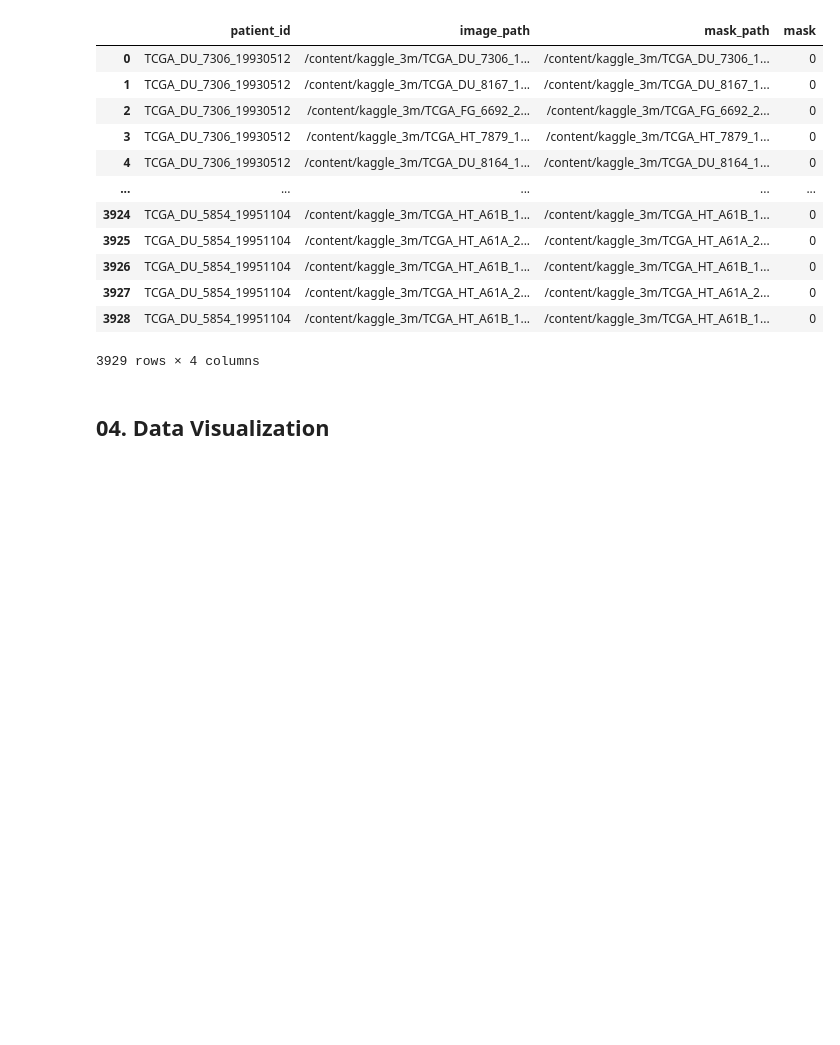
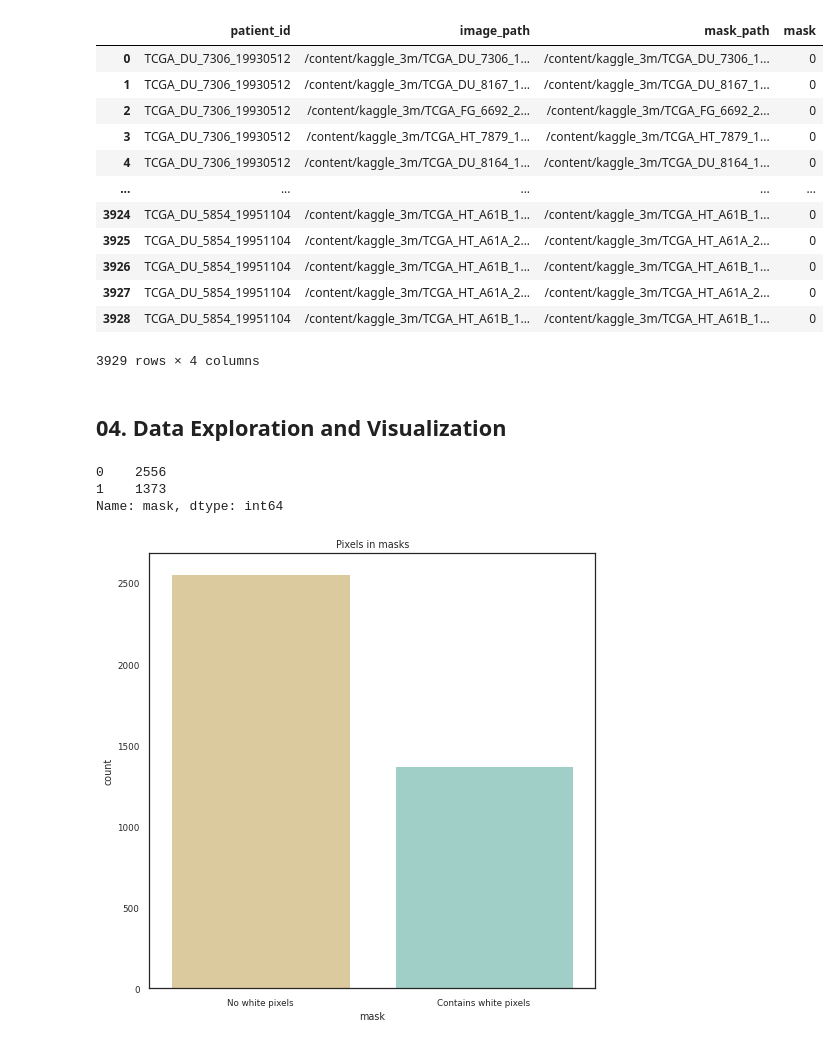
Before and after one commit to byunsy/brain-mri-segmentation, a Jupyter notebook: Brain_MRI_Segmentation.ipynb, the cells around one changed output. Drawn from its saved outputs; the diff is of its cells as text; code cells hidden in the pictures; blank space fills up the shorter version.

Commit message:
updated data exploration and visualizations

```diff
--- a/Brain_MRI_Segmentation.ipynb
+++ b/Brain_MRI_Segmentation.ipynb
@@ -122,8 +161,11 @@ masks = sorted(df_masks["path"].values, key=lambda x : int(x[BASE_LEN:-END_MASK_
 # Final dataframe
 brain_df = pd.DataFrame({"patient_id": df_imgs.patient_id.values,
                          "image_path": imgs,
-                         "mask_path": masks
-                        })
+                         "mask_path": masks})
+
+# Determines whether the mask has pixels in them
+# - some will be blank black images
+# - while some will have white pixels
 def pos_neg_diagnosis(mask_path):
     value = np.max(cv2.imread(mask_path))
     if value > 0 :
@@ -131,6 +173,7 @@ def pos_neg_diagnosis(mask_path):
     else:
         return 0
 
+
 brain_df['mask'] = brain_df['mask_path'].apply(lambda x: pos_neg_diagnosis(x))
 brain_df
 # %% [output]
@@ -148,4 +191,20 @@ brain_df
 | 3928 | TCGA_DU_5854_19951104 | /content/kaggle_3m/TCGA_HT_A61B_1... | /content/kaggle_3m/TCGA_HT_A61B_1... | 0 |
 3929 rows × 4 columns
 # %% [markdown]
-## 04. Data Visualization
+## 04. Data Exploration and Visualization
+# %%
+brain_df['mask'].value_counts()
+# %% [output]
+0    2556
+1    1373
+Name: mask, dtype: int64
+# %%
+sns.set(rc={ 'figure.figsize':(8.0, 8.0) }, style='white', font_scale=0.8)
+sns.countplot(x='mask', data=brain_df, palette='BrBG')
+
+plt.title('Pixels in masks')
+plt.xticks(ticks=[0, 1], labels=['No white pixels', 'Contains white pixels'])
+
+plt.show()
+# %% [output]
+[figure, added]
```
Also changed, not shown: parts of 3 cells of this notebook.
